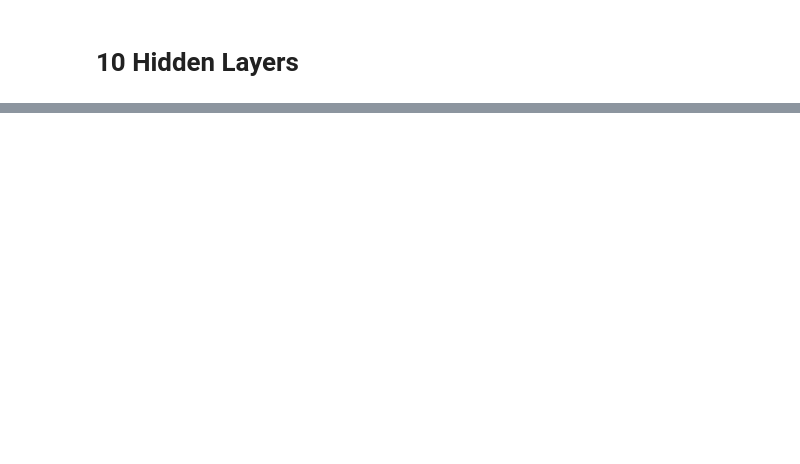
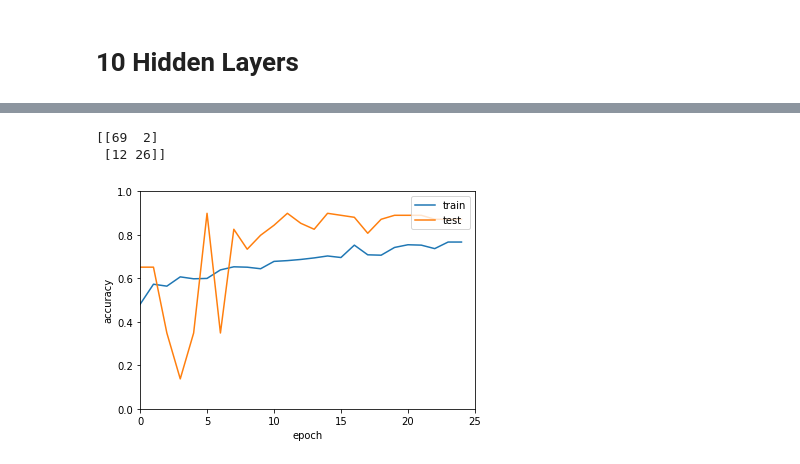
Before and after one commit to tig3r66/youreka_genes, a Jupyter notebook: src/neural_net/layer_eval.ipynb, the cells around one changed output, grey strips where cells are left out. Cells and saved outputs as stored; diff of their text form; code cells hidden in the pictures; blank space fills up the shorter version.

```diff
--- a/src/neural_net/layer_eval.ipynb
+++ b/src/neural_net/layer_eval.ipynb
@@ -310,0 +337,19 @@ INFO:tensorflow:Assets written to: models/assets
+# %%
+def hidden15(optimizer='sgd', init='normal', dropout=0.3, neurons=100):
+    model = Sequential()
+    hidden_layers = len(selected_genes)
+    # add 15 hidden layers
+    for i in range(15):
+        model.add(Dense(neurons, activation='relu', kernel_regularizer=regularizers.l2(1e-3)))
+        model.add(BatchNormalization())
+        model.add(Dropout(dropout))
+
+    model.add(Dense(1, activation='sigmoid'))
+    # compiling
+    model.compile(optimizer=optimizer, loss='binary_crossentropy', metrics=['accuracy'])
+    return model
+# %%
+model15 = KerasClassifier(build_fn=hidden15, epochs=25, batch_size=16)
+# %%
+history15 = model15.fit(X_train, y_train, validation_data=(X_test, y_test), shuffle=True)
+y_pred15 = model15.predict(X_test)
@@ -310,0 +385,16 @@ INFO:tensorflow:Assets written to: models/assets
+# %%
+print(confusion_matrix(y_test, y_pred15))
+# %% [output]
+[[69  2]
+ [12 26]]
+# %%
+plt.plot(history15.history['accuracy'])
+plt.plot(history15.history['val_accuracy'])
+plt.ylabel('accuracy')
+plt.xlabel('epoch')
+plt.legend(['train', 'test'], loc='upper right')
+plt.ylim(0, 1)
+plt.xlim(0, 25)
+plt.show()
+# %% [output]
+[figure, added]
```
Also changed, not shown: parts of 23 cells of this notebook, 14 other files.
